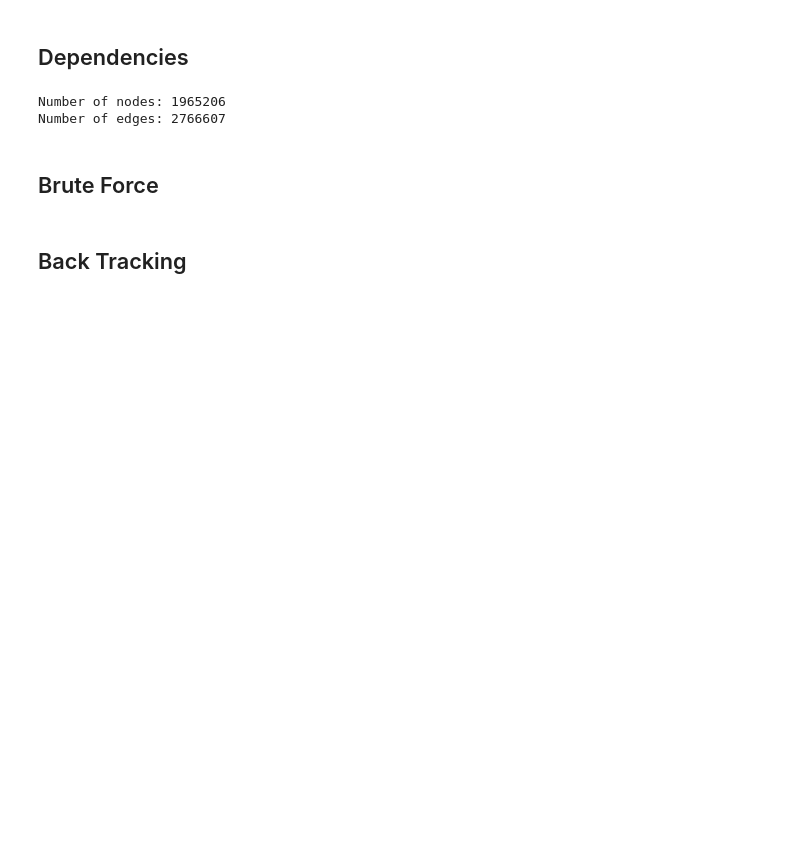
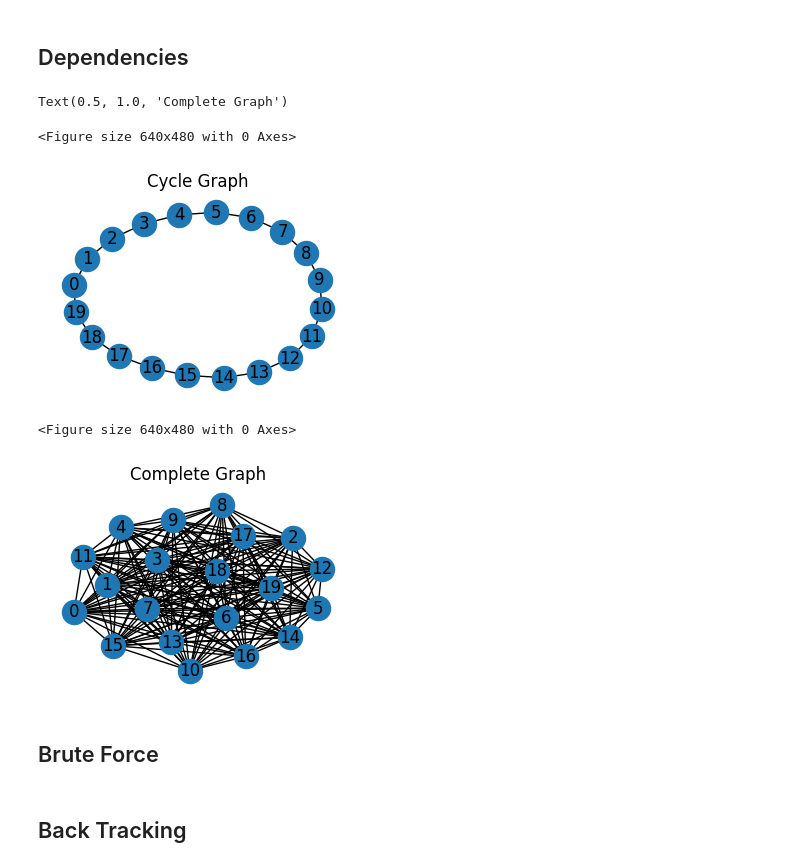
Before and after one commit to sh06565/Algo-Hamiltonian-Cycle, a Jupyter notebook: Algorithms.ipynb, the cells around one changed output. Drawn from its saved outputs; the diff is of its cells as text; code cells hidden in the pictures; blank space fills up the shorter version.

```diff
--- a/Algorithms.ipynb
+++ b/Algorithms.ipynb
@@ -20,13 +7,52 @@ g = read_graph('HamiltonianCycle.txt')
-# %%
-# get num of nodes and edges
-num_nodes = g.number_of_nodes()
-num_edges = g.number_of_edges()
-
-print('Number of nodes:', num_nodes)
-print('Number of edges:', num_edges)
-# %% [output]
-Number of nodes: 1965206
-Number of edges: 2766607
+# %%
+# # make cycle graph
+# def make_cycle_graph(n):
+#     G = nx.cycle_graph(n)
+#     return G
+
+# # make complete graph
+# def make_complete_graph(n):
+#     G = nx.complete_graph(n)
+#     return G
+import random
+
+def make_cycle_graph(n, extra_edges=0):
+    G = nx.cycle_graph(n)
+    for _ in range(extra_edges):
+        u, v = random.sample(G.nodes, 3)
+        G.add_edge(u, v)
+    return G
+
+def make_complete_graph(n, extra_edges=0):
+    G = nx.complete_graph(n)
+    for _ in range(extra_edges):
+        u, v = random.sample(G.nodes, 3)
+        G.add_edge(u, v)
+    return G
+# %%
+# create cycle and complete
+cycle_graph = make_cycle_graph(20)
+complete_graph = make_complete_graph(20)
+# %%
+# plot cycle graph
+plt.figure()
+# set size
+plt.figure(figsize=(3,2))
+nx.draw(cycle_graph, with_labels=True)
+plt.title('Cycle Graph')
+
+# plot complete graph
+plt.figure()
+# set size
+plt.figure(figsize=(3,2))
+nx.draw(complete_graph, with_labels=True)
+plt.title('Complete Graph')
+# %% [output]
+Text(0.5, 1.0, 'Complete Graph')
+<Figure size 640x480 with 0 Axes>
+[figure, added]
+<Figure size 640x480 with 0 Axes>
+[figure, added]
 # %% [markdown]
 ## Brute Force
 # %% [markdown]
```
Also changed, not shown: parts of 3 cells of this notebook.
